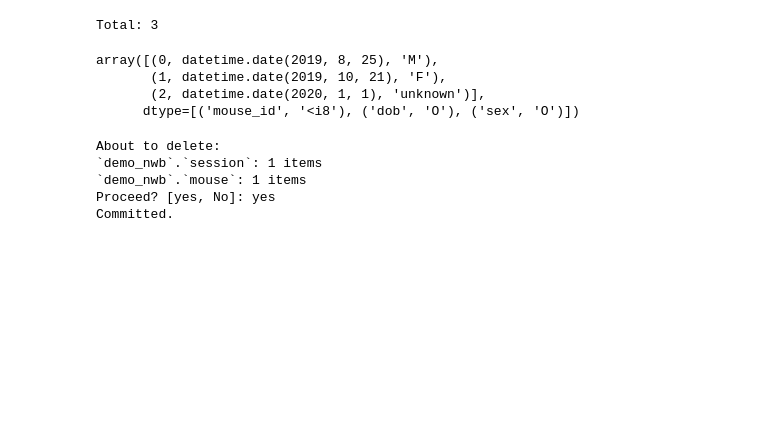
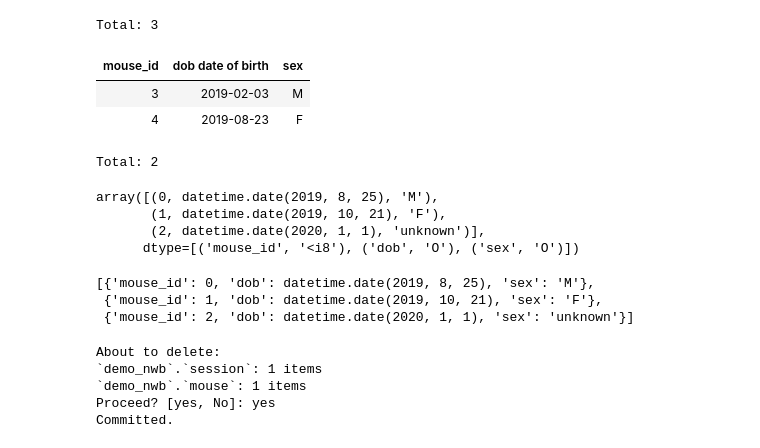
Before and after one commit to ttngu207/nwb_hackathons_2020, a Jupyter notebook: 00-DataJoint Introduction.ipynb, the cells around one changed output. Cells and saved outputs as stored; diff of their text form; code cells hidden in the pictures; blank space fills up the shorter version.

```diff
--- a/00-DataJoint Introduction.ipynb
+++ b/00-DataJoint Introduction.ipynb
@@ -25,12 +25,9 @@ Mouse()
 | mouse_id | dob date of birth | sex |
 Total: 0
 # %%
-# insert some mouse entries
+# insert some mouse entries - as list of tuples
 data = [(0, '2019-08-25', 'M'),
         (1, '2019-10-21', 'F'),
-        (2, '2020-01-01', 'unknown'),
-        (3, '2019-02-03', 'M'),
-        (4, '2019-08-23', 'F')
-       ]
+        (2, '2020-01-01', 'unknown')]
 
 Mouse.insert(data)
@@ -37,3 +42,9 @@ Mouse.insert(data)
+# %%
+# insert some mouse entries - as list of dictionary
+data = [{'mouse_id': 3, 'dob': '2019-02-03', 'sex': 'M'},
+        {'mouse_id': 4, 'dob': '2019-08-23', 'sex': 'F'}]
+
+Mouse.insert(data)
 # %%
 Mouse()
 # %% [output]
@@ -89,4 +105,11 @@ Mouse & Session
 | 1 | 2019-10-21 | F |
 | 2 | 2020-01-01 | unknown |
 Total: 3
+# %%
+Mouse - Session
+# %% [output]
+| mouse_id | dob date of birth | sex |
+| 3 | 2019-02-03 | M |
+| 4 | 2019-08-23 | F |
+Total: 2
 # %%
@@ -96,6 +119,12 @@ array([(0, datetime.date(2019, 8, 25), 'M'),
        (1, datetime.date(2019, 10, 21), 'F'),
        (2, datetime.date(2020, 1, 1), 'unknown')],
       dtype=[('mouse_id', '<i8'), ('dob', 'O'), ('sex', 'O')])
+# %%
+(Mouse & Session).fetch(as_dict=True)  # fetch as dictionary
+# %% [output]
+[{'mouse_id': 0, 'dob': datetime.date(2019, 8, 25), 'sex': 'M'},
+ {'mouse_id': 1, 'dob': datetime.date(2019, 10, 21), 'sex': 'F'},
+ {'mouse_id': 2, 'dob': datetime.date(2020, 1, 1), 'sex': 'unknown'}]
 # %%
 # delete entries
 (Mouse & 'mouse_id=2').delete()
```
Also changed, not shown: parts of 4 cells of this notebook, 3 other files.
